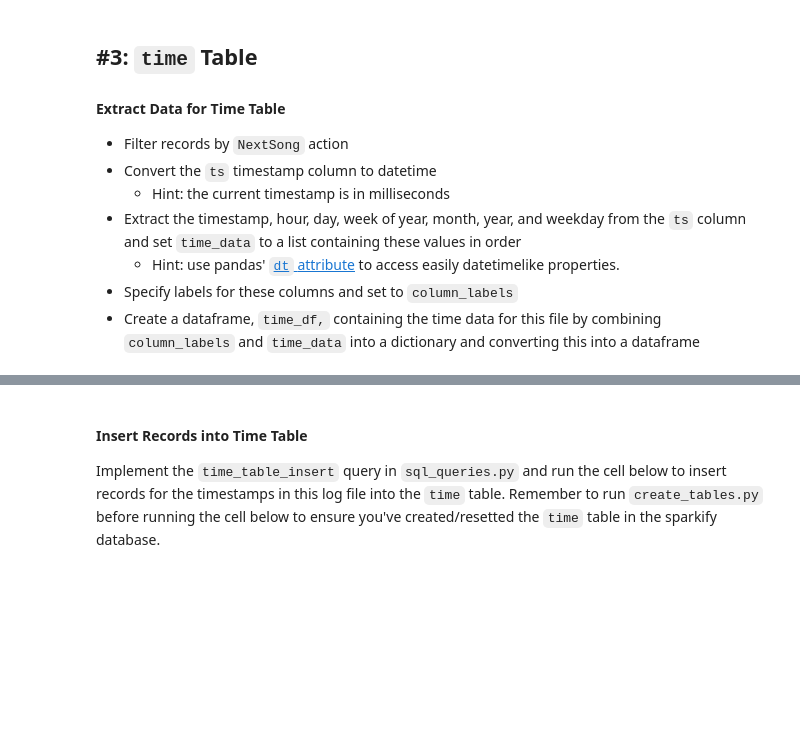
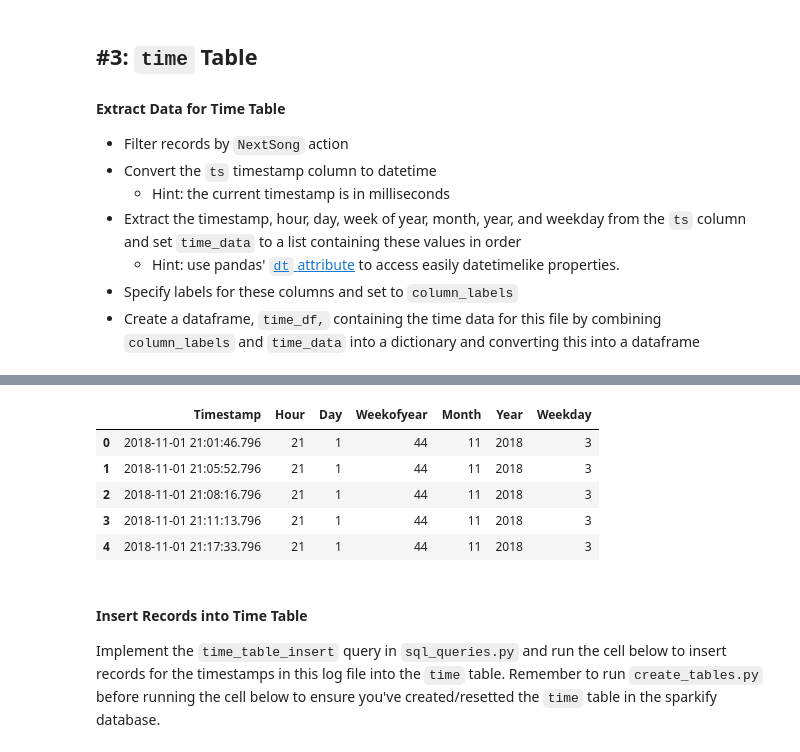
Before and after one commit to akkuplus/DatEng1, a Jupyter notebook: etl.ipynb, the cells around one changed output, grey strips where cells are left out. Saved outputs shown, nothing was run; the diff lists cells and outputs as text; code cells hidden in the pictures; blank space fills up the shorter version.

```diff
--- a/etl.ipynb
+++ b/etl.ipynb
@@ -124,6 +205,3 @@ df.head()
   - Hint: use pandas' [`dt` attribute](https://pandas.pydata.org/pandas-docs/stable/reference/api/pandas.Series.dt.html) to access easily datetimelike properties.
 - Specify labels for these columns and set to `column_labels`
 - Create a dataframe, `time_df,` containing the time data for this file by combining `column_labels` and `time_data` into a dictionary and converting this into a dataframe
-# %%
-df =
-df.head()
@@ -135,0 +208,3 @@ column_labels = ()
+# %%
+t = pd.to_datetime(df["ts"], unit="ms")
+t
@@ -136,6 +226,19 @@ column_labels = ()
+# %%
+#timestamp, hour, day, week of year, month, year, and weekday
+time_data = [(r, r.hour, r.day, r.weekofyear, r.month, r.year, r.weekday())
+              for r in t]
+
+column_labels = ["Timestamp", "Hour", "Day", "Weekofyear", "Month", "Year", "Weekday"]
 # %%
-time_df =
+time_df = pd.DataFrame(time_data, columns=column_labels)
 time_df.head()
+# %% [output]
+|  | Timestamp | Hour | Day | Weekofyear | Month | Year | Weekday |
+| 0 | 2018-11-01 21:01:46.796 | 21 | 1 | 44 | 11 | 2018 | 3 |
+| 1 | 2018-11-01 21:05:52.796 | 21 | 1 | 44 | 11 | 2018 | 3 |
+| 2 | 2018-11-01 21:08:16.796 | 21 | 1 | 44 | 11 | 2018 | 3 |
+| 3 | 2018-11-01 21:11:13.796 | 21 | 1 | 44 | 11 | 2018 | 3 |
+| 4 | 2018-11-01 21:17:33.796 | 21 | 1 | 44 | 11 | 2018 | 3 |
 # %% [markdown]
 #### Insert Records into Time Table
 Implement the `time_table_insert` query in `sql_queries.py` and run the cell below to insert records for the timestamps in this log file into the `time` table. Remember to run `create_tables.py` before running the cell below to ensure you've created/resetted the `time` table in the sparkify database.
```
Also changed, not shown: parts of 32 cells of this notebook.
